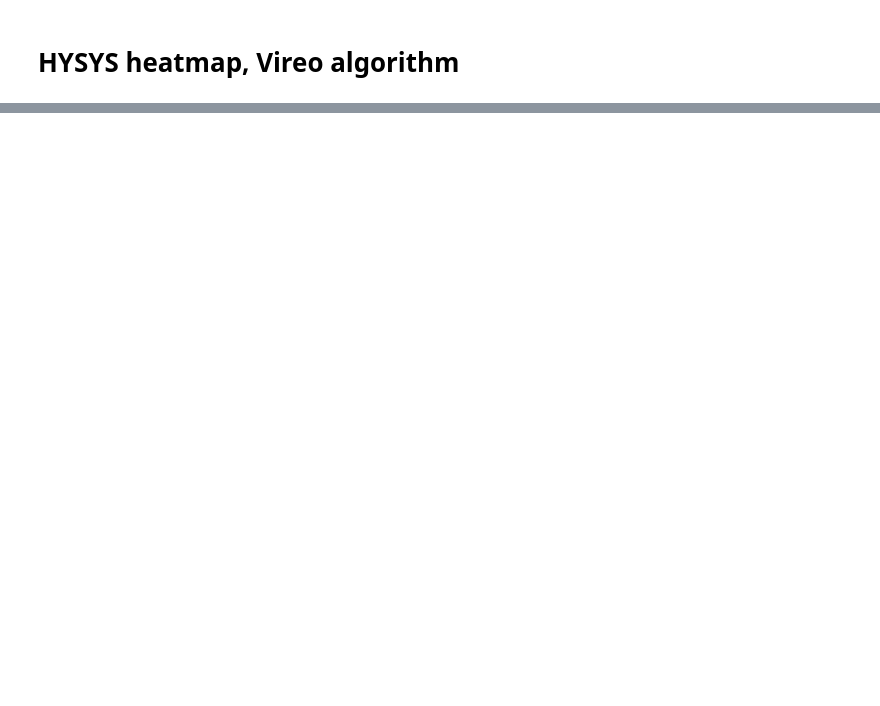
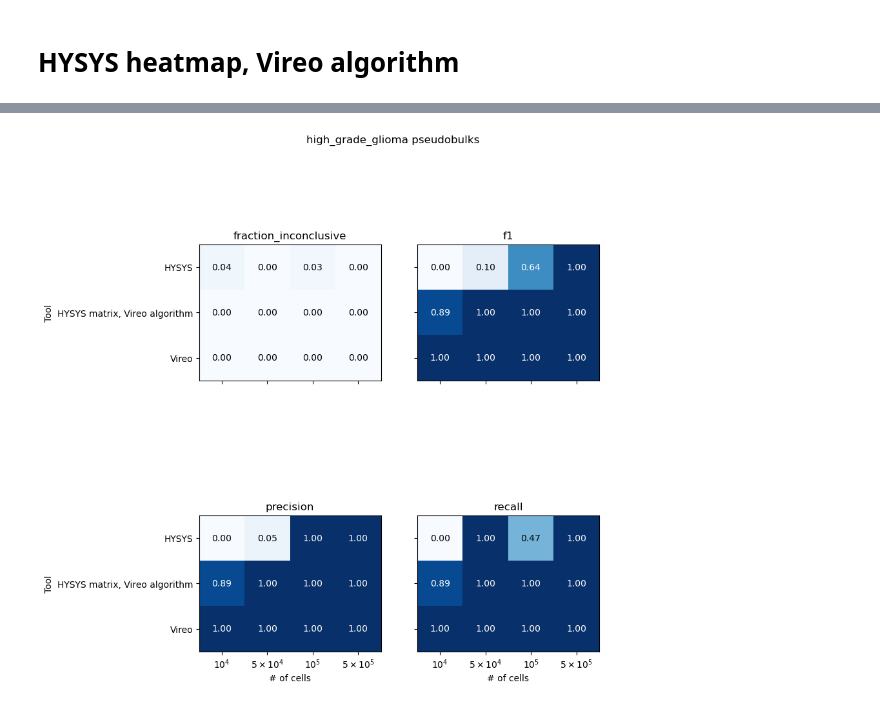
Before and after one commit to emma2207/hgsoc-reconstruction, a Jupyter notebook: sample_id_matching/scripts/experiment/pathological_pseudobulk_experiments.ipynb, the cells around one changed output, grey strips where cells are left out. Cells and saved outputs as stored; diff of their text form; code cells hidden in the pictures; blank space fills up the shorter version.

```diff
--- a/sample_id_matching/scripts/experiment/pathological_pseudobulk_experiments.ipynb
+++ b/sample_id_matching/scripts/experiment/pathological_pseudobulk_experiments.ipynb
@@ -182,2 +321,24 @@ Could not find data for Vireo, real dataset high_grade_glioma, read depth 50.
 # %% [markdown]
 # HYSYS heatmap, Vireo algorithm
+# %%
+# Calculate accuracy metrics using the HYSYS sample similarity matrix and the Vireo algorithm
+full_df = pd.DataFrame()
+for ncells in ncells_list:
+    df = accuracy_metrics_hysys_heatmap_vireo_algorithm(
+        DATA_PATH=DATA_PATH,
+        dataset="high_grade_glioma",
+        ncells=ncells,
+        rd=0,
+    )
+    full_df = pd.concat([full_df, df], ignore_index=True)
+# %%
+# Compare to regular experiments to see difference in performance with HYSYS and Vireo
+df = loop_accuracy_calculations(
+    DATA_PATH=DATA_PATH,
+    experiment="basic",
+    tools=["HYSYS", "Vireo"],
+    datasets=["high_grade_glioma"],
+    ncells_list=ncells_list,
+    read_depths=[0],
+)
+full_df = pd.concat([full_df, df], ignore_index=True)
@@ -183,0 +361,11 @@ Could not find data for Vireo, real dataset high_grade_glioma, read depth 50.
+# %%
+
+# Visualize the accuracy metrics for the HYSYS heatmap, Vireo algorithm experiment + comparison to regular experiments
+heatmap_plot_accuracy_metrics_pseudobulk_rd0(
+    df=full_df,
+    dataset="high_grade_glioma",
+    save_fig=False,
+    FIGURES_PATH=FIGURES_PATH
+)
+# %% [output]
+[figure, added]
```
Also changed, not shown: parts of 19 cells of this notebook, 2 other files.
